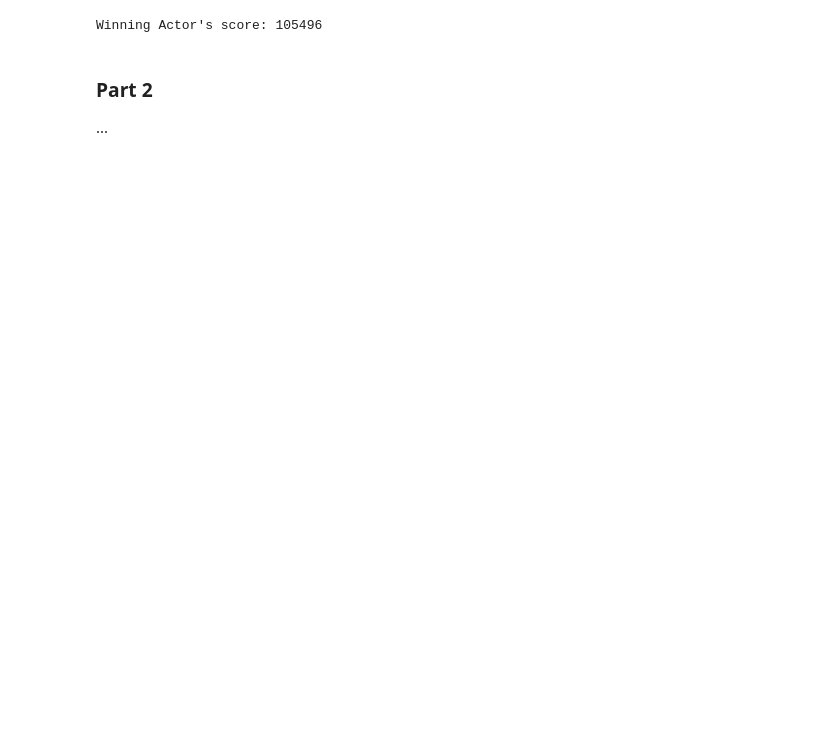
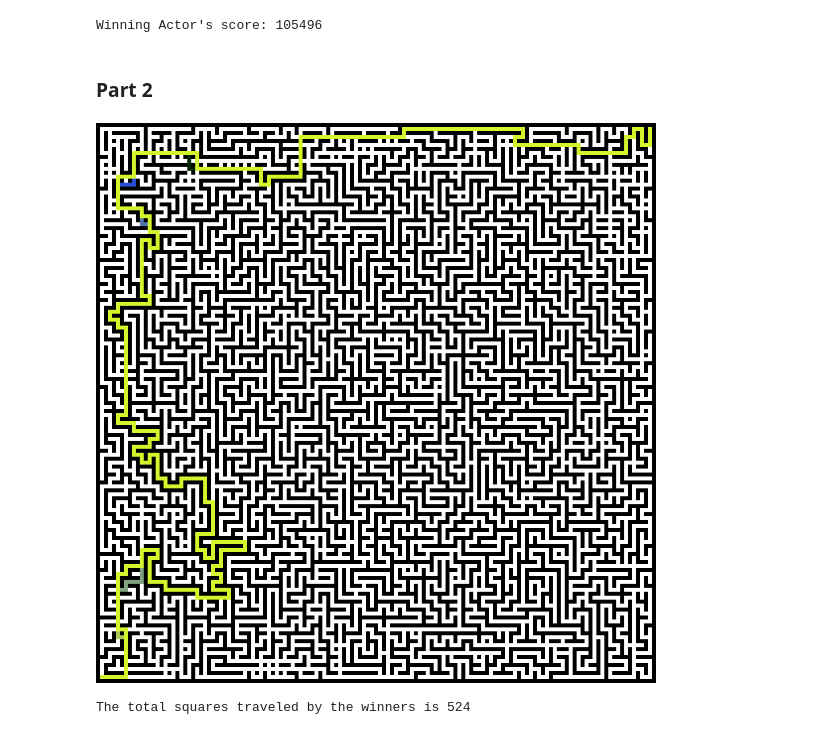
Before and after one commit to aressler38/AdventOfCode, a Jupyter notebook: 2024/src/aoc2024/day16.ipynb, the cells around one changed output. Saved outputs shown, nothing was run; the diff lists cells and outputs as text; code cells hidden in the pictures; blank space fills up the shorter version.

```diff
--- a/2024/src/aoc2024/day16.ipynb
+++ b/2024/src/aoc2024/day16.ipynb
@@ -279,4 +231,35 @@ print("Winning Actor's score:", winning_actor.score)
 Winning Actor's score: 105496
 # %% [markdown]
 ### Part 2
-...
+# %%
+def visualize_actor_paths(grid: Grid, actors: list[Actor], scale=7):
+    img = Image.new('RGB', (scale * grid.width, scale * grid.height), 'white')
+    pixels = img.load()
+
+    for x in range(grid.width):
+        for y in range(grid.height):
+            item = grid.index[(x, y)]
+            if isinstance(item, Wall):
+                for sx in range(scale):
+                    for sy in range(scale):
+                        pixels[scale * x + sx, scale * y + sy] = (0, 0, 0)
+
+    if actors:
+        for id, actor in enumerate(actors):
+            delta = 255 // len(actors)
+            color = (id*delta % 255, (35 + id*delta) % 255, -id*delta % 255 )
+            for position in actor.previous:
+                x, y = position
+                for sx in range(scale):
+                    for sy in range(scale):
+                        pixels[scale * x + sx, scale * y + sy] = color
+    return img
+# %%
+visualize_actor_paths(grid, winning_actors)
+# %% [output]
+[figure, added]
+# %%
+count_of_squares = len(reduce(lambda s1, s2: s1 | s2, map(lambda a: set(a.previous), winning_actors), set()))
+print("The total squares traveled by the winners is", count_of_squares)
+# %% [output]
+The total squares traveled by the winners is 524
```
Also changed, not shown: parts of 2 cells of this notebook.
